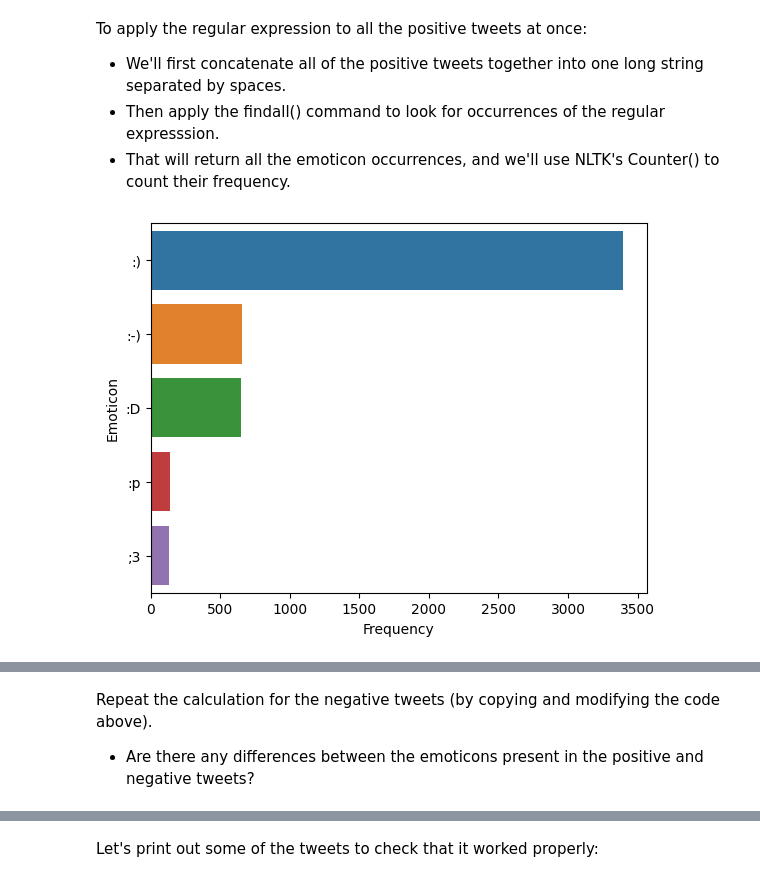
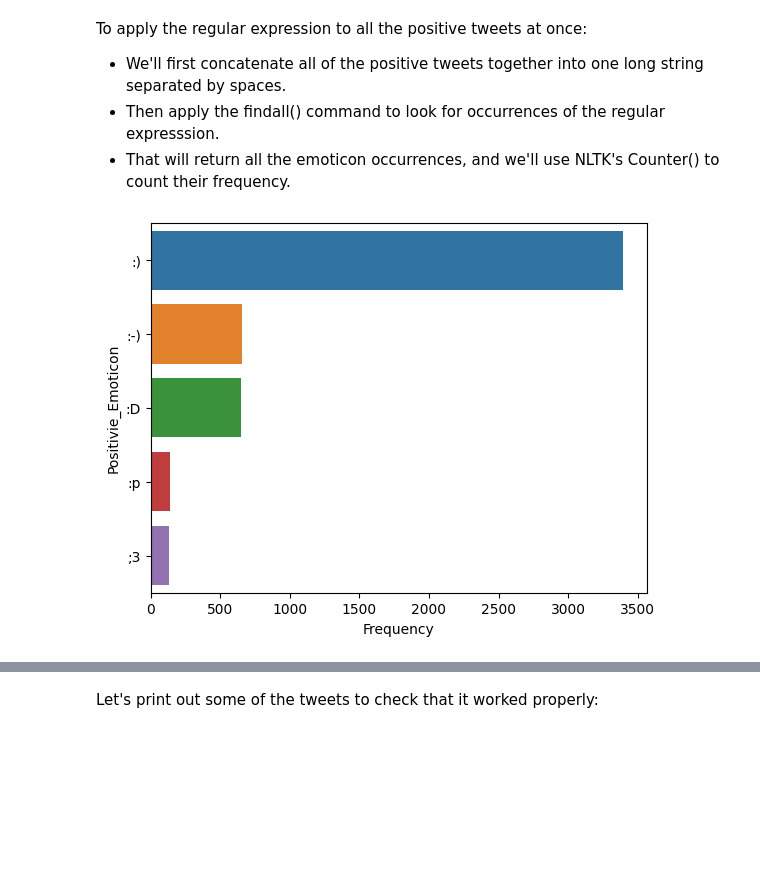
Before and after one commit to Mohammad-Amirifard/NLP_Tutorial, a Jupyter notebook: 02_Building_a_Text_Classifier.ipynb, the cells around one changed output, grey strips where cells are left out. Cells and saved outputs as stored; diff of their text form; code cells hidden in the pictures; blank space fills up the shorter version.

```diff
--- a/02_Building_a_Text_Classifier.ipynb
+++ b/02_Building_a_Text_Classifier.ipynb
@@ -119,21 +121,21 @@ To apply the regular expression to all the positive tweets at once:
 # %%
 import re
 from collections import Counter
 concatenated_pos_tweets = ' '.join(positive_tweets)
 emoticons_in_pos_tweets = re.findall(emoticon_regex,concatenated_pos_tweets)
 counts = Counter(emoticons_in_pos_tweets)
 
 # Draw it via a bar chart
 import seaborn as sns
 import pandas as pd
 import numpy as np
 import matplotlib.pyplot as plt
-emoticon_freq_dataframe = pd.DataFrame(counts.items(),columns=['Emoticon','Frequency']).sort_values(by='Frequency',ascending=False)
+pos_emoticon_freq_dataframe = pd.DataFrame(counts.items(),columns=['Positivie_Emoticon','Frequency']).sort_values(by='Frequency',ascending=False)
 # create subplot of the different data frames
-sns.barplot(x='Frequency',y='Emoticon',data=emoticon_freq_dataframe.head(5),hue='Emoticon')
+sns.barplot(x='Frequency',y='Positivie_Emoticon',data=pos_emoticon_freq_dataframe.head(5),hue='Positivie_Emoticon')
 plt.show()
 print('*'*100)
-print(emoticon_freq_dataframe.head(5))
+print(pos_emoticon_freq_dataframe.head(5))
 # %% [output]
-[figure, old version]
+[figure, new version]
 ****************************************************************************************************
@@ -146,6 +148,3 @@ print(emoticon_freq_dataframe.head(5))
-# %% [markdown]
-Repeat the calculation for the negative tweets (by copying and modifying the code above).
-- Are there any differences between the emoticons present in the positive and negative tweets?
 # %%
 # TODO
 import re
```
Also changed, not shown: parts of 37 cells of this notebook.
